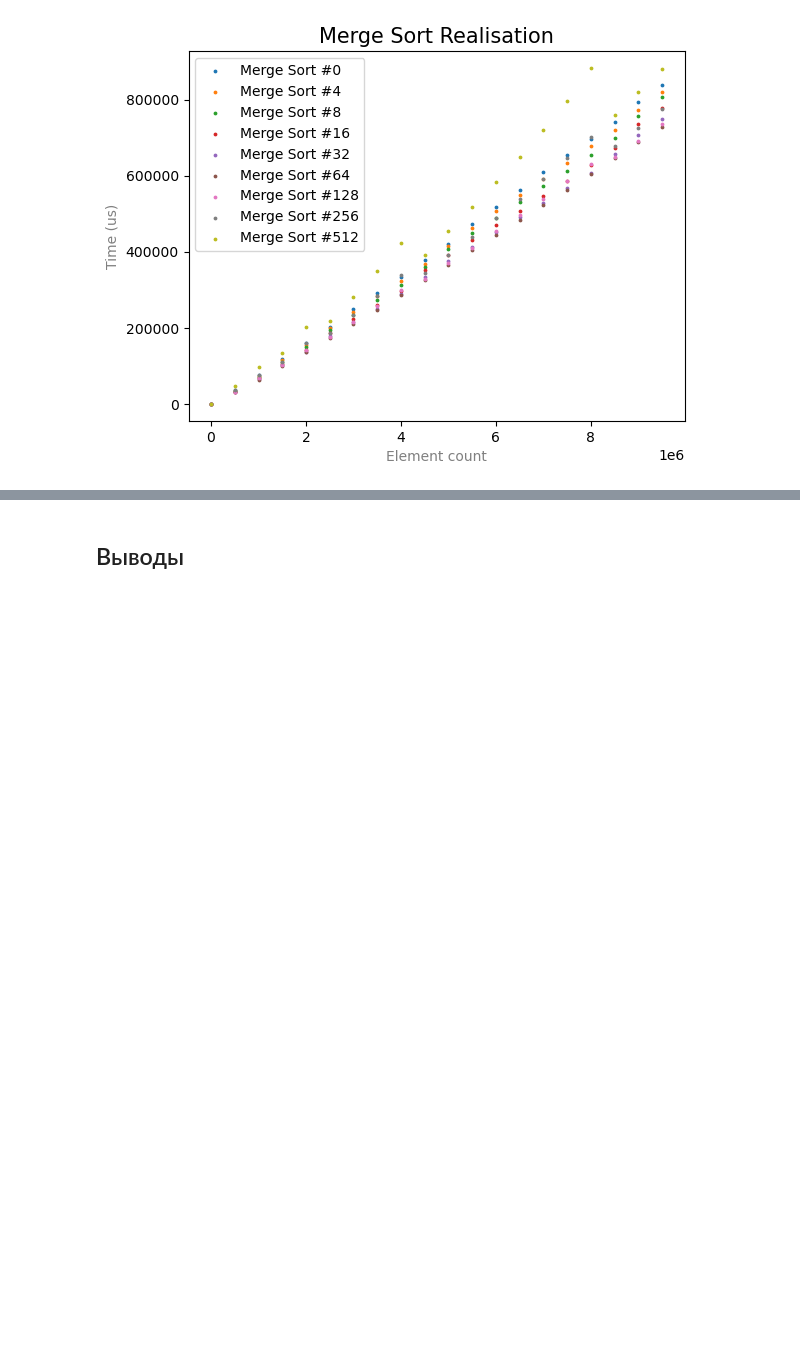
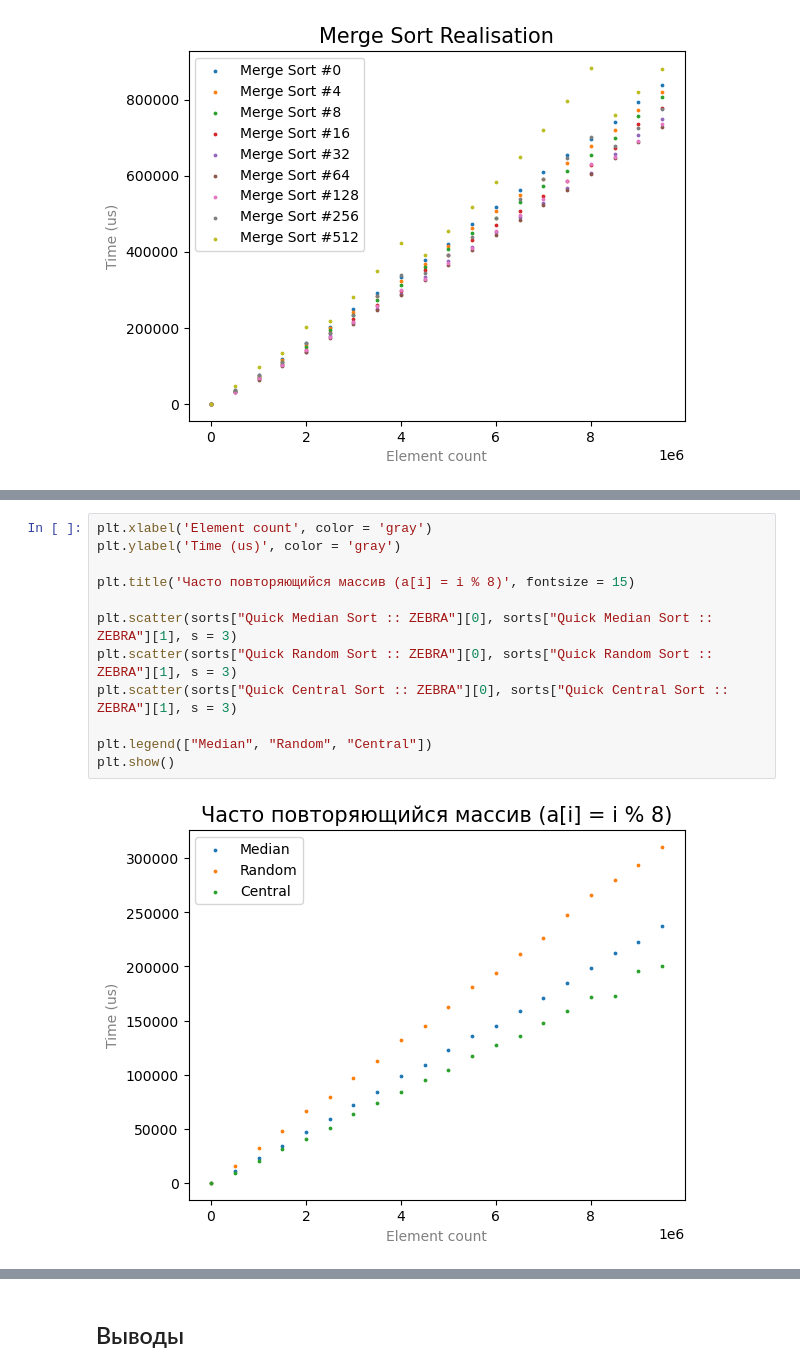
Before and after one commit to foxidokun/alco-algo, a Jupyter notebook: Lab03/graphs.ipynb, the cells around one changed output, grey strips where cells are left out. Saved outputs shown, nothing was run; the diff lists cells and outputs as text; blank space fills up the shorter version.

```diff
--- a/Lab03/graphs.ipynb
+++ b/Lab03/graphs.ipynb
@@ -186,0 +235,14 @@ plt.show()
+# %%
+plt.xlabel('Element count', color = 'gray')
+plt.ylabel('Time (us)', color = 'gray')
+
+plt.title('Часто повторяющийся массив (a[i] = i % 8)', fontsize = 15)
+
+plt.scatter(sorts["Quick Median Sort :: ZEBRA"][0], sorts["Quick Median Sort :: ZEBRA"][1], s = 3)
+plt.scatter(sorts["Quick Random Sort :: ZEBRA"][0], sorts["Quick Random Sort :: ZEBRA"][1], s = 3)
+plt.scatter(sorts["Quick Central Sort :: ZEBRA"][0], sorts["Quick Central Sort :: ZEBRA"][1], s = 3)
+
+plt.legend(["Median", "Random", "Central"])
+plt.show()
+# %% [output]
+[figure, added]
```
Also changed, not shown: parts of 9 cells of this notebook, 2 other files.
